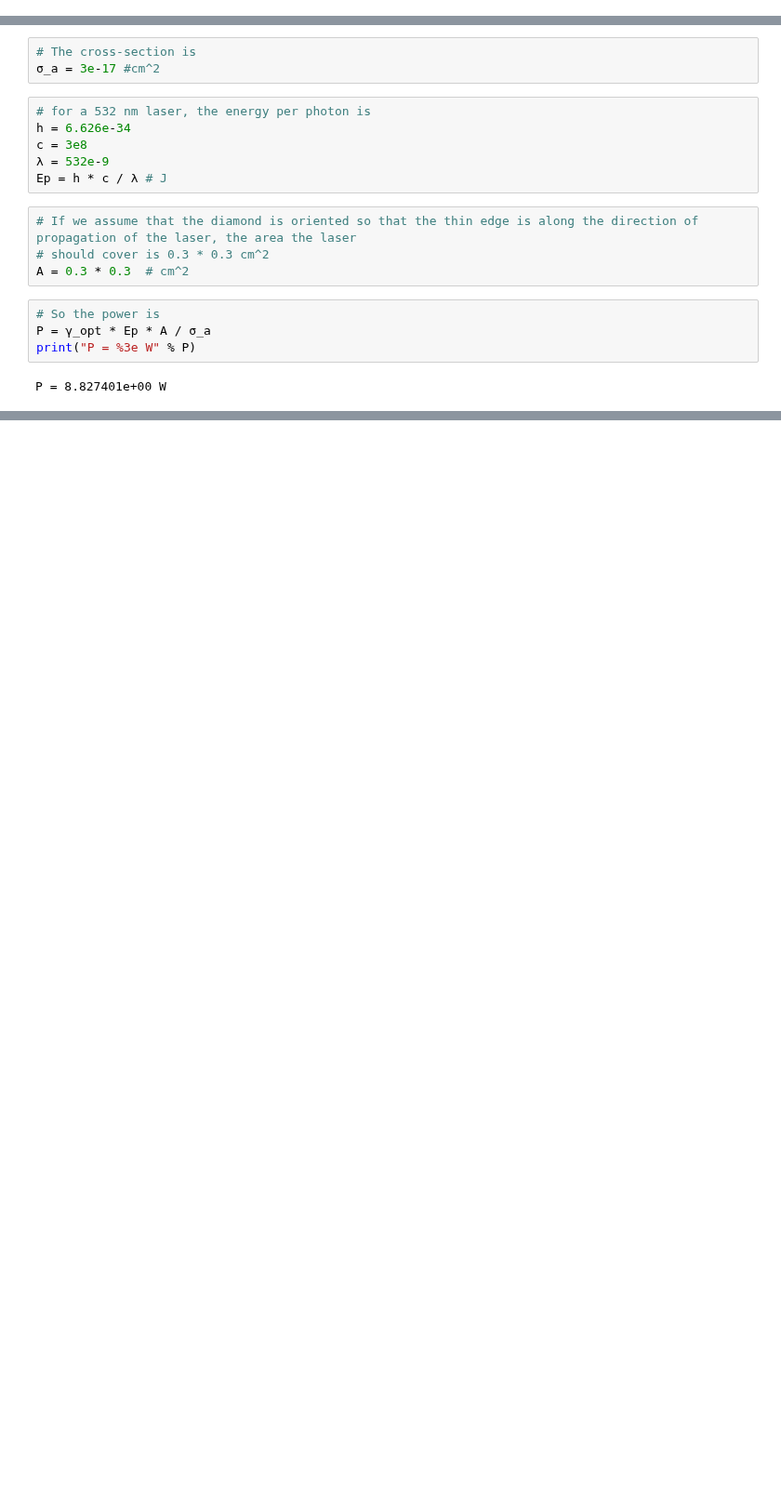
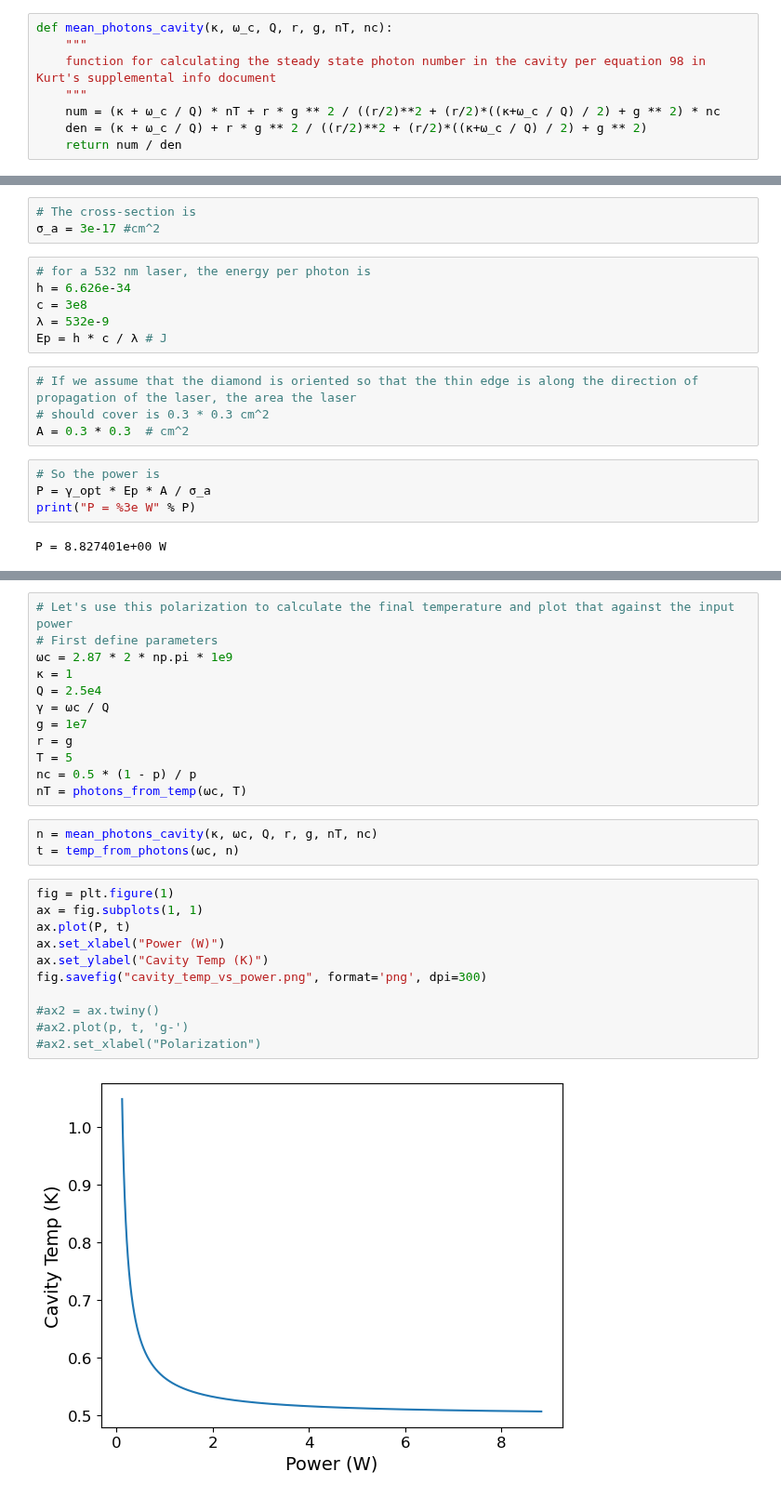
Before and after one commit to jleamer/mode_cooling, a Jupyter notebook: cooling_power.ipynb, the cells around one changed output, grey strips where cells are left out. Shown at 93% size. Drawn from its saved outputs; the diff is of its cells as text; blank space fills up the shorter version.

```diff
--- a/cooling_power.ipynb
+++ b/cooling_power.ipynb
@@ -23,6 +23,14 @@ def photons_from_temp(ω_c, temp):
 def temp_from_photons(ω_c, num_photons):
     hbar_ov_k = 7.639e-12
     return hbar_ov_k * ω_c / np.log(1 / num_photons + 1)
+# %%
+def mean_photons_cavity(κ, ω_c, Q, r, g, nT, nc):
+    """
+    function for calculating the steady state photon number in the cavity per equation 98 in Kurt's supplemental info document
+    """
+    num = (κ + ω_c / Q) * nT + r * g ** 2 / ((r/2)**2 + (r/2)*((κ+ω_c / Q) / 2) + g ** 2) * nc
+    den = (κ + ω_c / Q) + r * g ** 2 / ((r/2)**2 + (r/2)*((κ+ω_c / Q) / 2) + g ** 2)
+    return num / den
 # %% [markdown]
 ## Cooling Power
 # %% [markdown]
@@ -95,0 +121,28 @@ P = 8.827401e+00 W
+# %%
+# Let's use this polarization to calculate the final temperature and plot that against the input power
+# First define parameters
+ωc = 2.87 * 2 * np.pi * 1e9
+κ = 1
+Q = 2.5e4
+γ = ωc / Q
+g = 1e7
+r = g
+T = 5
+nc = 0.5 * (1 - p) / p
+nT = photons_from_temp(ωc, T)
+# %%
+n = mean_photons_cavity(κ, ωc, Q, r, g, nT, nc)
+t = temp_from_photons(ωc, n)
+# %%
+fig = plt.figure(1)
+ax = fig.subplots(1, 1)
+ax.plot(P, t)
+ax.set_xlabel("Power (W)")
+ax.set_ylabel("Cavity Temp (K)")
+fig.savefig("cavity_temp_vs_power.png", format='png', dpi=300)
+
+#ax2 = ax.twiny()
+#ax2.plot(p, t, 'g-')
+#ax2.set_xlabel("Polarization")
+# %% [output]
+[figure, added]
```
Also changed, not shown: parts of 6 cells of this notebook, 1 other file.
